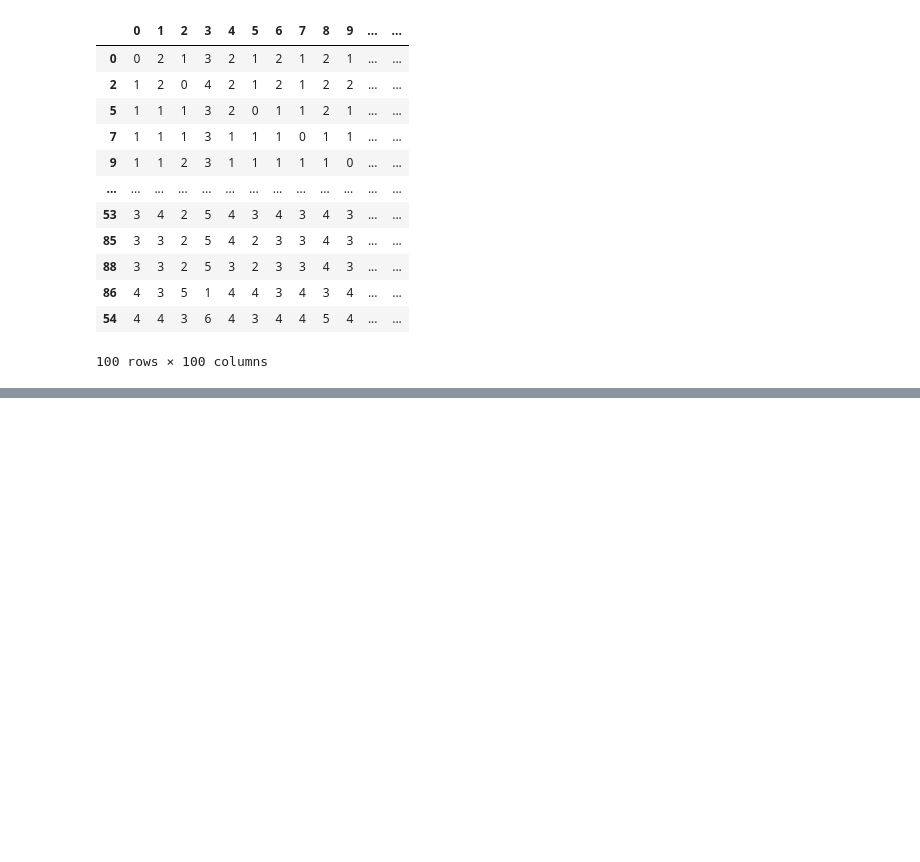
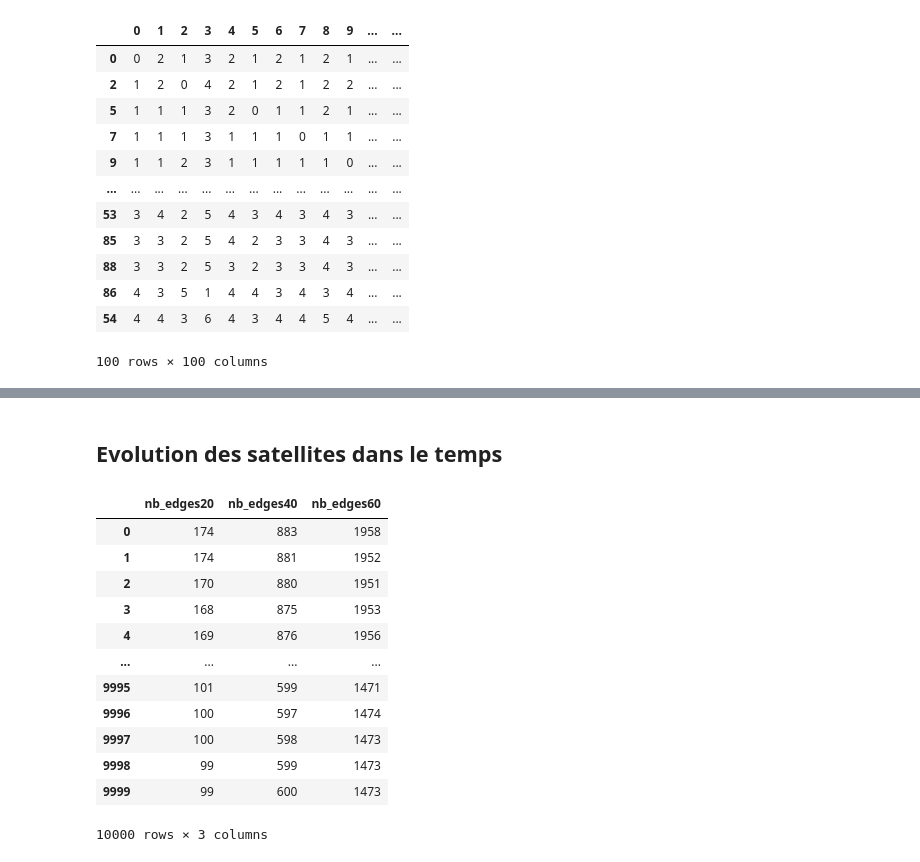
Before and after one commit to Emma-html/projet_reseaux_IA, a Jupyter notebook: analyse.ipynb, the cells around one changed output, grey strips where cells are left out. Cells and saved outputs as stored; diff of their text form; code cells hidden in the pictures; blank space fills up the shorter version.

Commit message:
ajout analyse dans le temps

```diff
--- a/analyse.ipynb
+++ b/analyse.ipynb
@@ -173,0 +187,47 @@ afficher_shortest_paths(graph3)
+# %% [markdown]
+## Evolution des satellites dans le temps
+# %%
+#Création des graphes
+
+graphs20 = []
+graphs40 = []
+graphs60 = []
+
+for i in range(satellites[0].shape[1]): #on itere dans le temps
+    list_satellites = []
+    for j in range(len(satellites)):
+        obj_sat = Node.__new__(Node)
+        obj_sat.__init__(j, satellites[j][i][0], satellites[j][i][1], satellites[j][i][2])
+        list_satellites.append(obj_sat)
+
+    swarm.__init__(RANGE1, list_satellites)
+    graphs20.append(swarm.swarm_to_nxgraph())
+
+    swarm.__init__(RANGE2, list_satellites)
+    graphs40.append(swarm.swarm_to_nxgraph())
+
+    swarm.__init__(RANGE3, list_satellites)
+    graphs60.append(swarm.swarm_to_nxgraph())
+# %%
+# Analyse des caractéristiques dans le temps
+df_edges = pd.DataFrame({
+    "nb_edges20": [g.number_of_edges() for g in graphs20],
+    "nb_edges40": [g.number_of_edges() for g in graphs40],
+    "nb_edges60": [g.number_of_edges() for g in graphs60]
+})
+
+display(df_edges)
+# %% [output]
+|  | nb_edges20 | nb_edges40 | nb_edges60 |
+| 0 | 174 | 883 | 1958 |
+| 1 | 174 | 881 | 1952 |
+| 2 | 170 | 880 | 1951 |
+| 3 | 168 | 875 | 1953 |
+| 4 | 169 | 876 | 1956 |
+| ... | ... | ... | ... |
+| 9995 | 101 | 599 | 1471 |
+| 9996 | 100 | 597 | 1474 |
+| 9997 | 100 | 598 | 1473 |
+| 9998 | 99 | 599 | 1473 |
+| 9999 | 99 | 600 | 1473 |
+10000 rows × 3 columns
```
Also changed, not shown: parts of 8 cells of this notebook.
